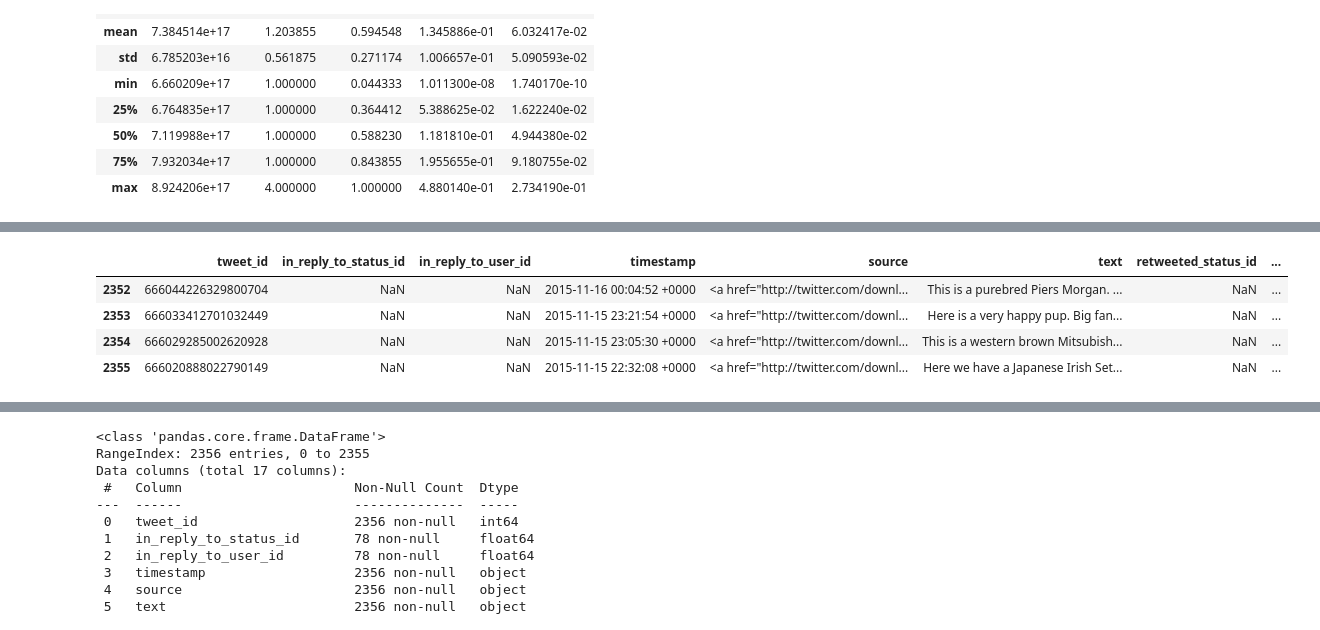
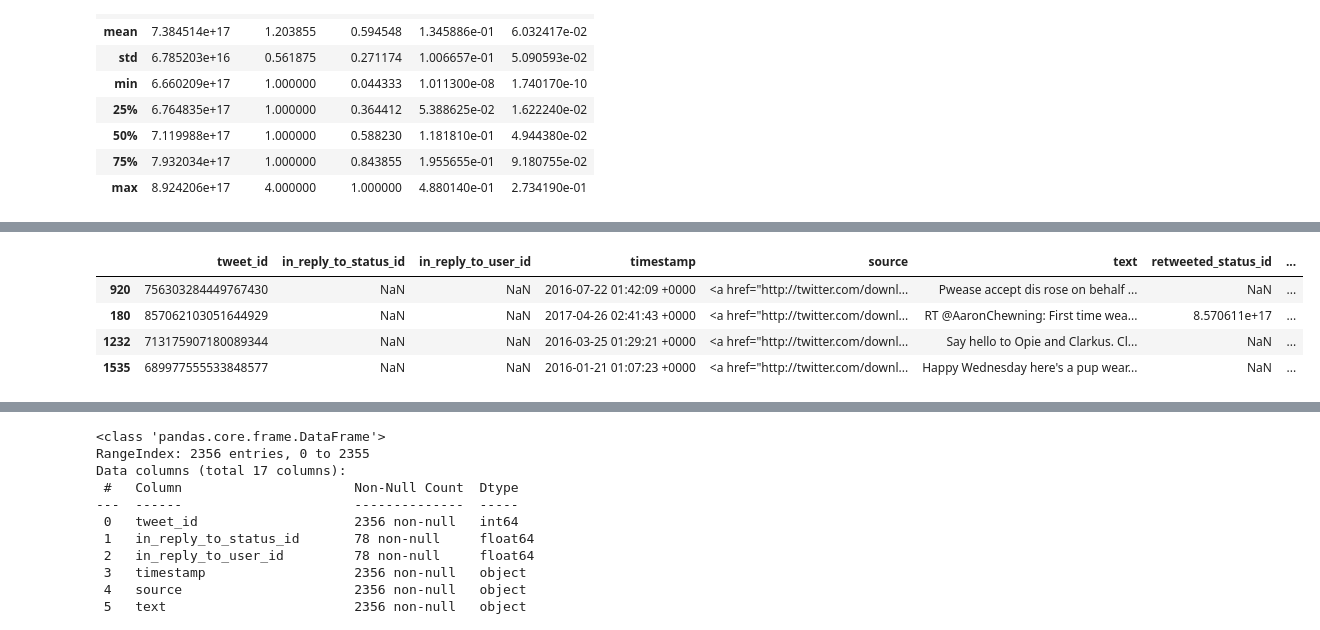
Before and after one commit to okabamac/data_wrangling_p2, a Jupyter notebook: wrangle_act.ipynb, the cells around one changed output, grey strips where cells are left out. Cells and saved outputs as stored; diff of their text form; code cells hidden in the pictures.

```diff
--- a/wrangle_act.ipynb
+++ b/wrangle_act.ipynb
@@ -153,8 +185,8 @@ image_pred.describe()
 # %%
-tweet_archive.tail(4)
+tweet_archive.sample(4)
 # %% [output]
 |  | tweet_id | in_reply_to_status_id | in_reply_to_user_id | timestamp | source | text | retweeted_status_id | ... |
-| 2352 | 666044226329800704 | NaN | NaN | 2015-11-16 00:04:52 +0000 | <a href="http://twitter.com/downl... | This is a purebred Piers Morgan. ... | NaN | ... |
-| 2353 | 666033412701032449 | NaN | NaN | 2015-11-15 23:21:54 +0000 | <a href="http://twitter.com/downl... | Here is a very happy pup. Big fan... | NaN | ... |
-| 2354 | 666029285002620928 | NaN | NaN | 2015-11-15 23:05:30 +0000 | <a href="http://twitter.com/downl... | This is a western brown Mitsubish... | NaN | ... |
-| 2355 | 666020888022790149 | NaN | NaN | 2015-11-15 22:32:08 +0000 | <a href="http://twitter.com/downl... | Here we have a Japanese Irish Set... | NaN | ... |
+| 920 | 756303284449767430 | NaN | NaN | 2016-07-22 01:42:09 +0000 | <a href="http://twitter.com/downl... | Pwease accept dis rose on behalf ... | NaN | ... |
+| 180 | 857062103051644929 | NaN | NaN | 2017-04-26 02:41:43 +0000 | <a href="http://twitter.com/downl... | RT @AaronChewning: First time wea... | 8.570611e+17 | ... |
+| 1232 | 713175907180089344 | NaN | NaN | 2016-03-25 01:29:21 +0000 | <a href="http://twitter.com/downl... | Say hello to Opie and Clarkus. Cl... | NaN | ... |
+| 1535 | 689977555533848577 | NaN | NaN | 2016-01-21 01:07:23 +0000 | <a href="http://twitter.com/downl... | Happy Wednesday here's a pup wear... | NaN | ... |
```
Also changed, not shown: parts of 59 cells of this notebook, 1 other file.
